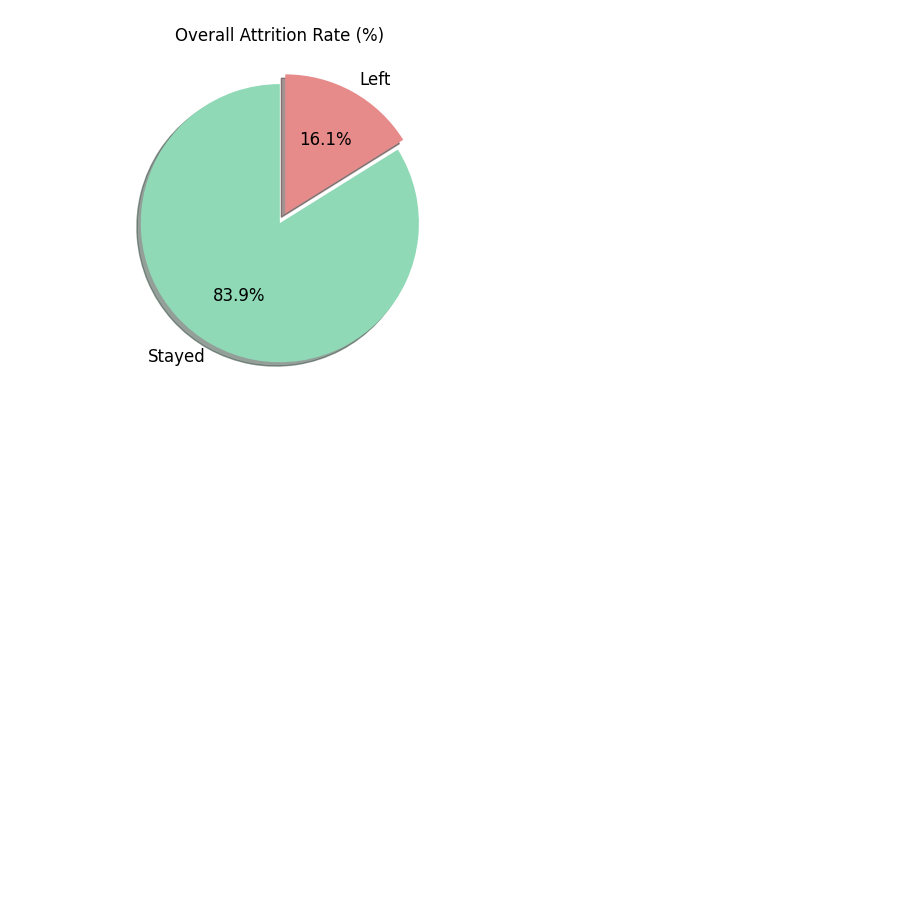
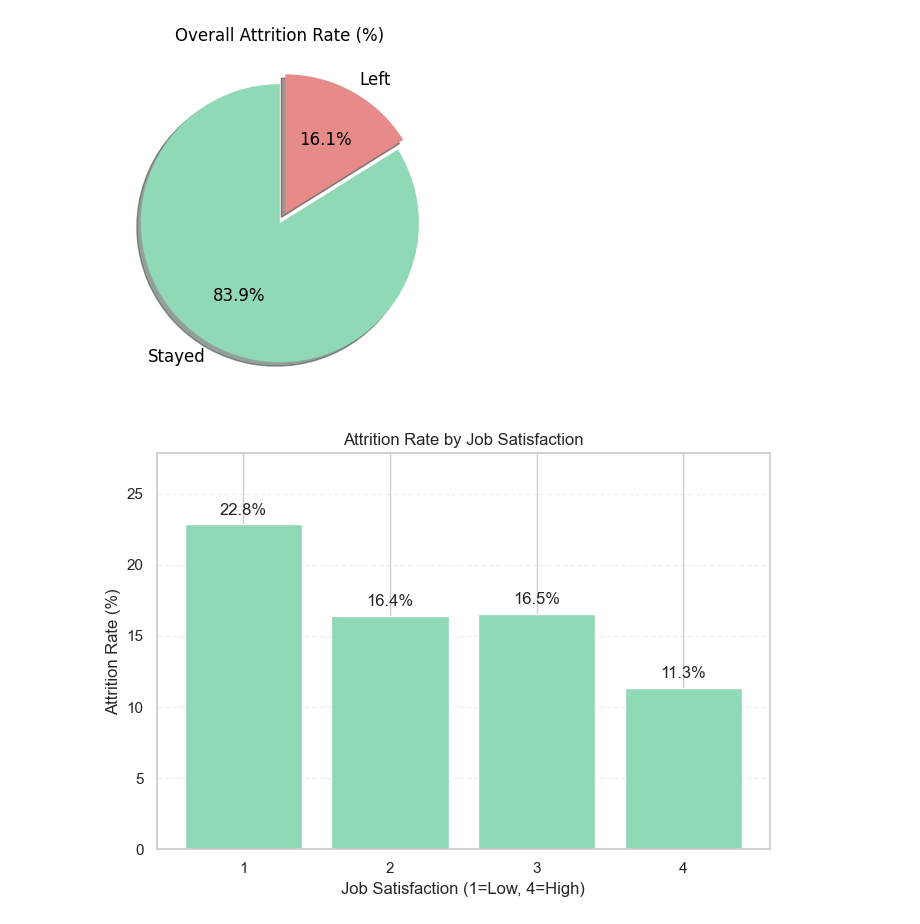
Before and after one commit to kerenberdugo/FINAL-PROJECT-17.11, a Jupyter notebook: HRDB_DATA.IPYNB, the cells around one changed output. Saved outputs shown, nothing was run; the diff lists cells and outputs as text; code cells hidden in the pictures; blank space fills up the shorter version.

Commit message:
barplot visualization for attrition rate by job satisfaction

```diff
--- a/HRDB_DATA.IPYNB
+++ b/HRDB_DATA.IPYNB
@@ -221,3 +221,30 @@ plt.show()
 # %% [output]
 [figure]
 [figure]
+# %%
+# Calculate attrition rate for each Job Satisfaction score
+job_satisfaction_attrition = (
+    df[df["Attrition"] == "Yes"]
+    .groupby("JobSatisfaction")
+    .size() / df.groupby("JobSatisfaction").size()
+) * 100
+
+# Create the barplot with uniform color
+plt.figure(figsize=(7,5))
+bars = plt.bar(
+    job_satisfaction_attrition.index.astype(str),
+    job_satisfaction_attrition.values,
+    color="#8fd9b6"  # uniform color for all columns
+)
+for bar, val in zip(bars, job_satisfaction_attrition.values):
+    plt.text(bar.get_x() + bar.get_width()/2, bar.get_height() + 0.7, f"{val:.1f}%", ha="center", fontsize=12)
+
+plt.xlabel("Job Satisfaction (1=Low, 4=High)")
+plt.ylabel("Attrition Rate (%)")
+plt.title("Attrition Rate by Job Satisfaction")
+plt.ylim(0, job_satisfaction_attrition.max() + 5)
+plt.grid(axis="y", linestyle="--", alpha=0.3)
+plt.tight_layout()
+plt.show()
+# %% [output]
+[figure, added]
```
